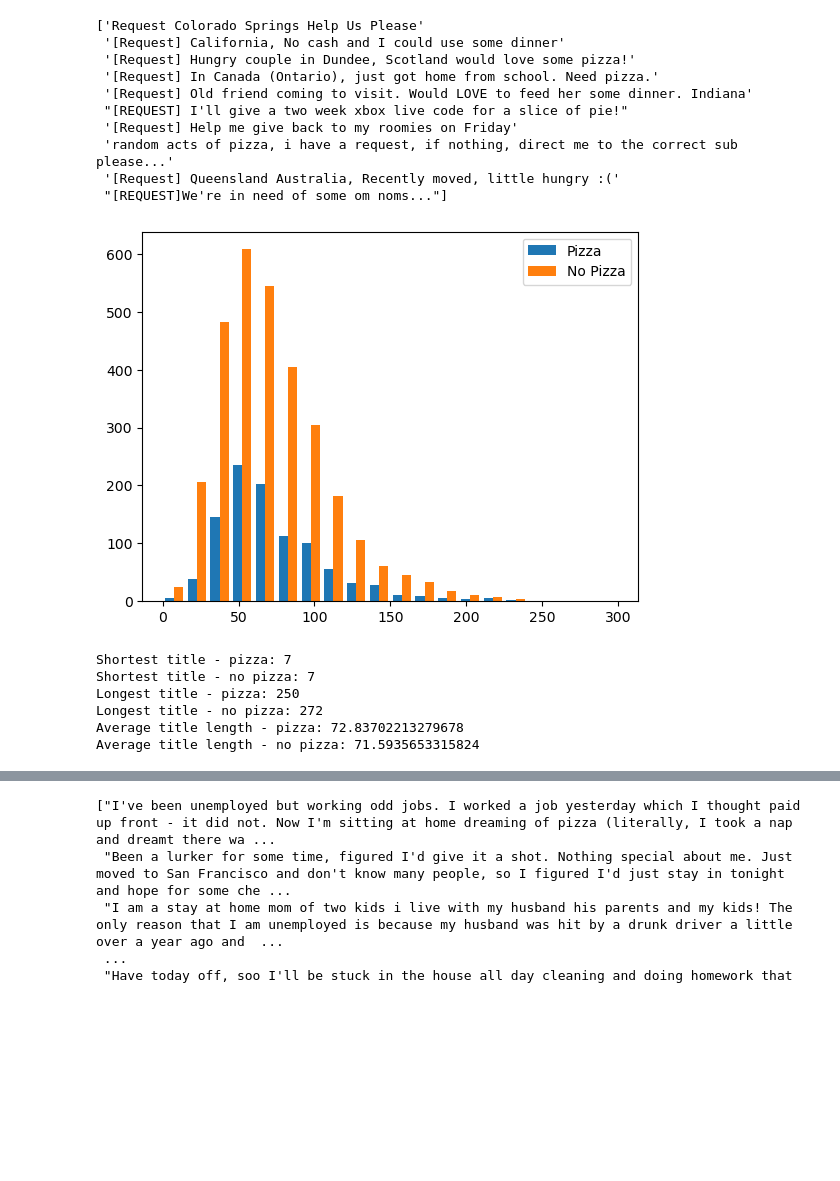
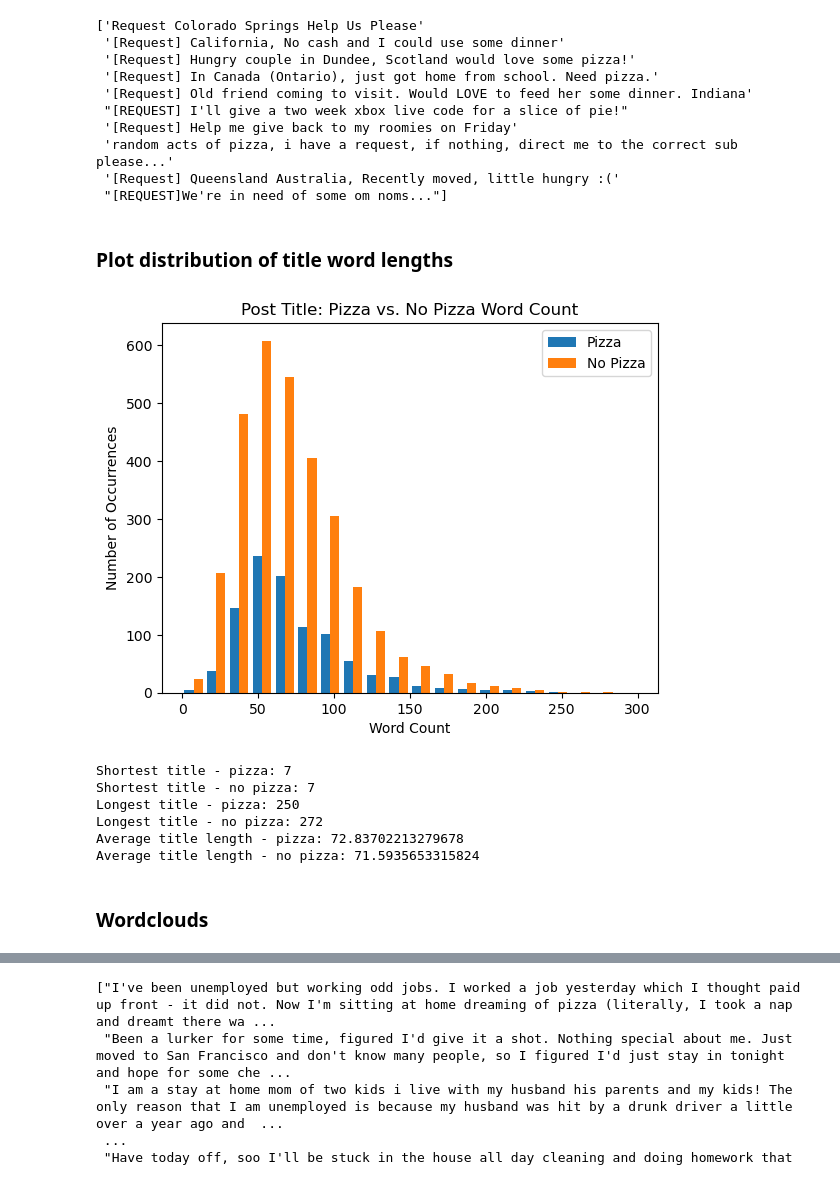
Before and after one commit to jaredfeldman/free_pizza, a Jupyter notebook: eda_text_jf.ipynb, the cells around one changed output, grey strips where cells are left out. Cells and saved outputs as stored; diff of their text form; code cells hidden in the pictures; blank space fills up the shorter version.

```diff
--- a/eda_text_jf.ipynb
+++ b/eda_text_jf.ipynb
@@ -49,34 +49,41 @@ print(x_training_data_title[0:10])
  'random acts of pizza, i have a request, if nothing, direct me to the correct sub please...'
  '[Request] Queensland Australia, Recently moved, little hungry :('
  "[REQUEST]We're in need of some om noms..."]
+# %% [markdown]
+### Plot distribution of title word lengths
 # %%
 # Create a list of lengths for training examples with a positive label.
 title_lengths_pizza = [len(x) for (i, x) in enumerate(x_training_data_title) if Y_training_data[i]]
 
 # And a list of lengths for training examples with a negative label.
 title_lengths_no_pizza = [len(x) for (i, x) in enumerate(x_training_data_title) if not Y_training_data[i]]
 
 # The histogram function can take a list of inputs and corresponding labels.
 plt.hist([title_lengths_pizza, title_lengths_no_pizza], bins=20, range=(0, 300),
          label=['Pizza', 'No Pizza'])
+plt.xlabel('Word Count')
+plt.ylabel('Number of Occurrences')
+plt.title('Post Title: Pizza vs. No Pizza Word Count')
 plt.legend()
 plt.show()
 
 # Check shortest, longest, and average title length
 print('Shortest title - pizza:', min(title_lengths_pizza))
 print('Shortest title - no pizza:', min(title_lengths_no_pizza))
 print('Longest title - pizza:', max(title_lengths_pizza))
 print('Longest title - no pizza:', max(title_lengths_no_pizza))
 print('Average title length - pizza:', np.mean(title_lengths_pizza))
 print('Average title length - no pizza:', np.mean(title_lengths_no_pizza))
 # %% [output]
-[figure, old version]
+[figure, new version]
 Shortest title - pizza: 7
 Shortest title - no pizza: 7
 Longest title - pizza: 250
 Longest title - no pizza: 272
 Average title length - pizza: 72.83702213279678
 Average title length - no pizza: 71.5935653315824
+# %% [markdown]
+### Wordclouds
 # %%
 # isolate pizza titles
 titles_pizza = [x for (i, x) in enumerate(x_training_data_title) if Y_training_data[i]]
```
Also changed, not shown: parts of 40 cells of this notebook.
